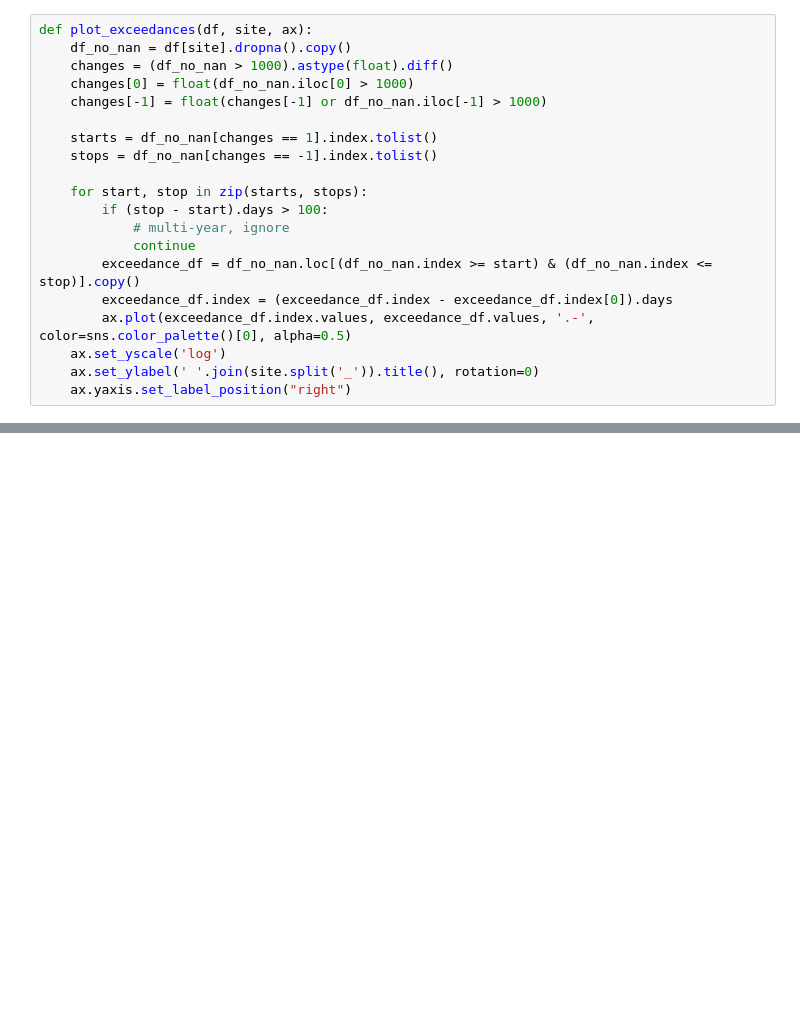
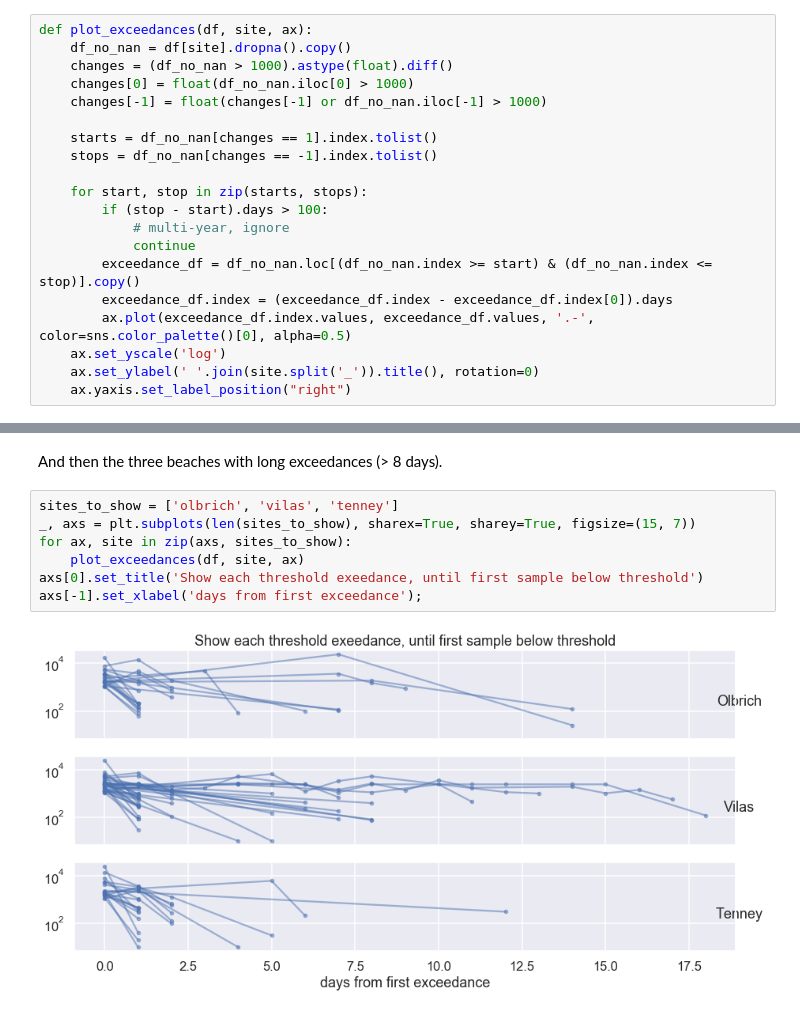
Before and after one commit to kbrose/dane-water-quality, a Jupyter notebook: notebooks/explorations.ipynb, the cells around one changed output, grey strips where cells are left out. Saved outputs shown, nothing was run; the diff lists cells and outputs as text; blank space fills up the shorter version.

```diff
--- a/notebooks/explorations.ipynb
+++ b/notebooks/explorations.ipynb
@@ -104,0 +119,11 @@ axs[-1].set_xlabel('days from first exceedance');
+# %% [markdown]
+And then the three beaches with long exceedances (> 8 days).
+# %%
+sites_to_show = ['olbrich', 'vilas', 'tenney']
+_, axs = plt.subplots(len(sites_to_show), sharex=True, sharey=True, figsize=(15, 7))
+for ax, site in zip(axs, sites_to_show):
+    plot_exceedances(df, site, ax)
+axs[0].set_title('Show each threshold exeedance, until first sample below threshold')
+axs[-1].set_xlabel('days from first exceedance');
+# %% [output]
+[figure, added]
```
Also changed, not shown: parts of 12 cells of this notebook, 2 other files.
